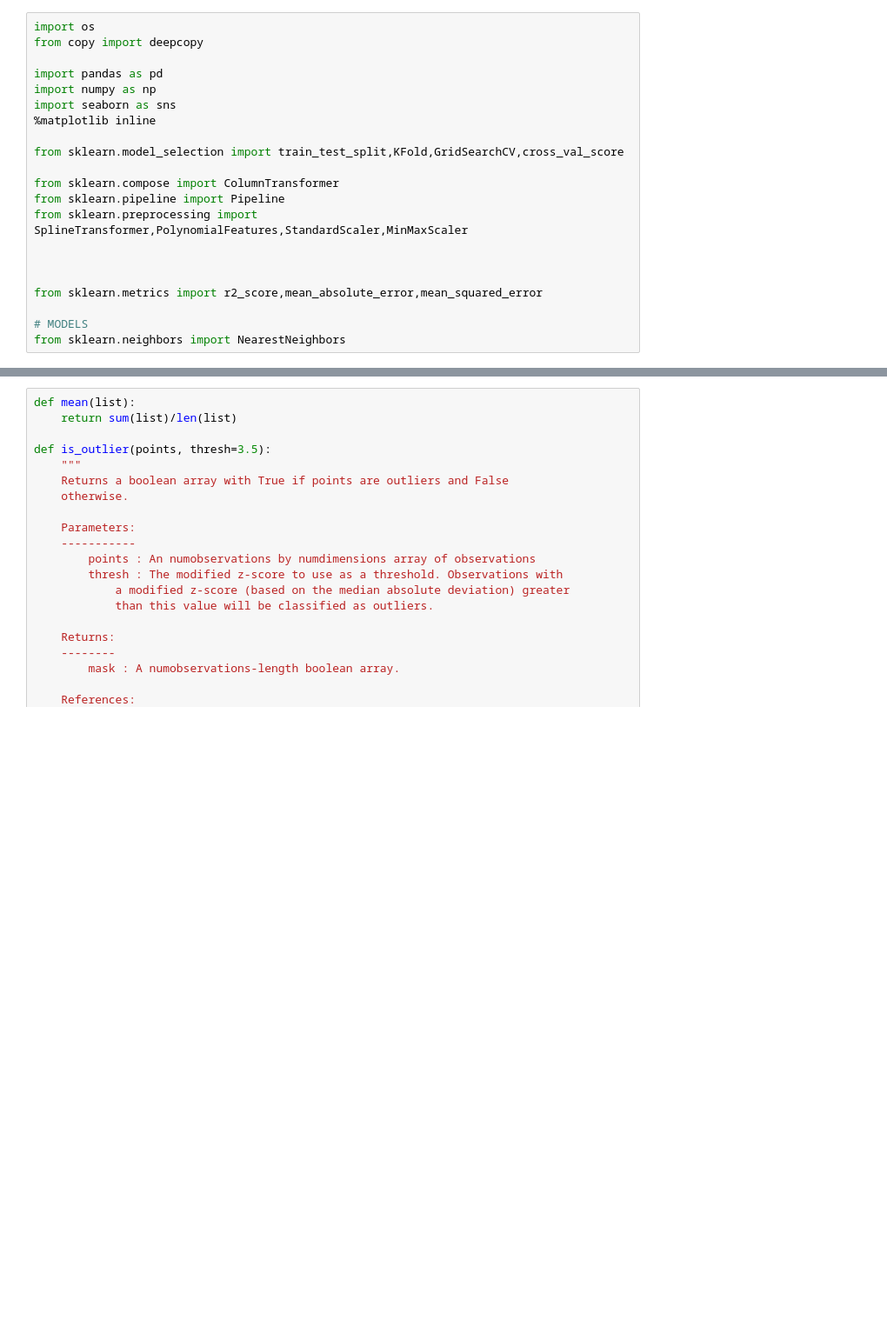
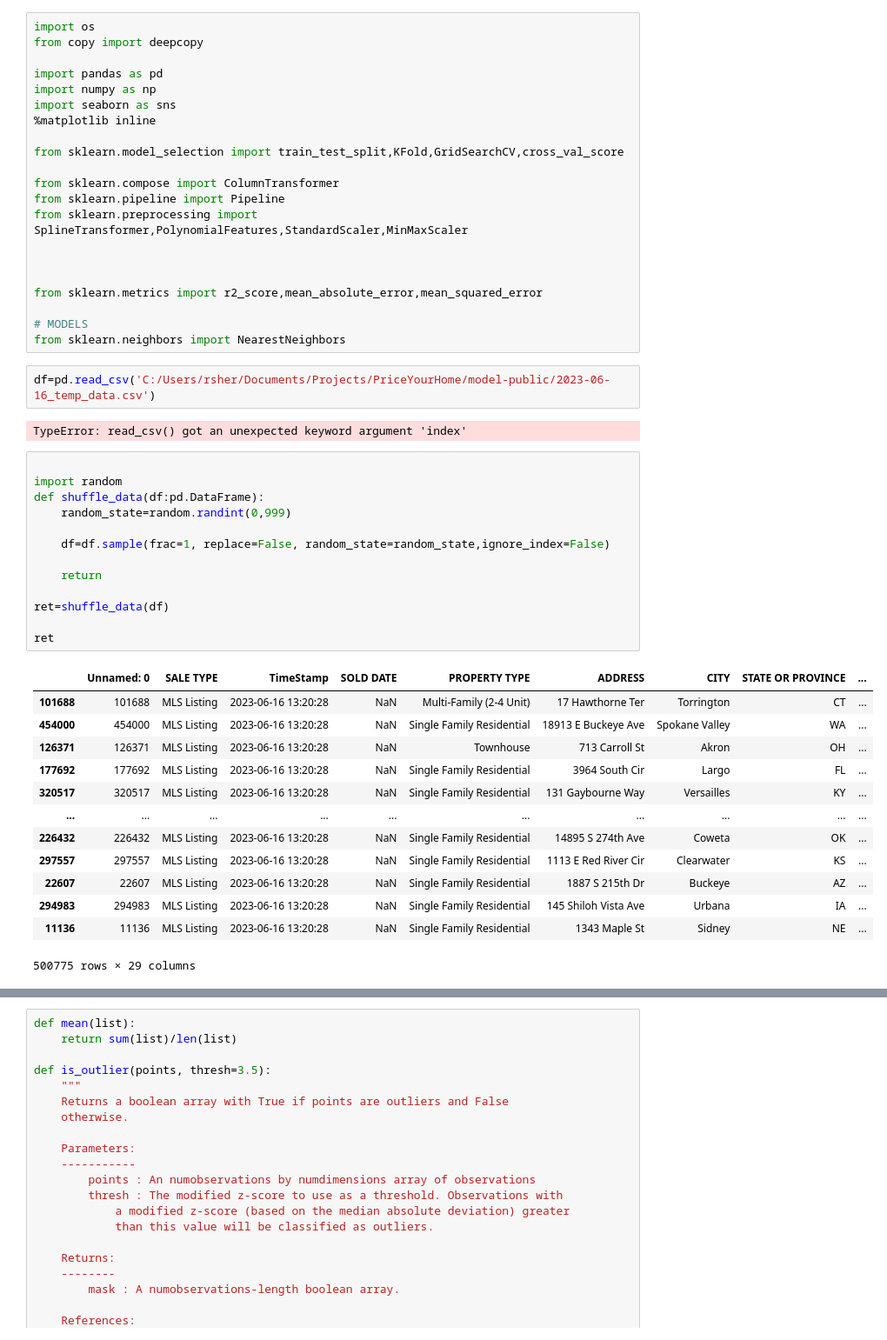
Before and after one commit to clearboxco/FYH-model, a Jupyter notebook: ML_tests_4_recs.ipynb, the cells around one changed output, grey strips where cells are left out. Shown at 87% size. Drawn from its saved outputs; the diff is of its cells as text; blank space fills up the shorter version.

```diff
--- a/ML_tests_4_recs.ipynb
+++ b/ML_tests_4_recs.ipynb
@@ -19,3 +19,34 @@ from sklearn.metrics import r2_score,mean_absolute_error,mean_squared_error
 
 # MODELS
 from sklearn.neighbors import NearestNeighbors
+# %%
+df=pd.read_csv('C:/Users/rsher/Documents/Projects/PriceYourHome/model-public/2023-06-16_temp_data.csv')
+# %% [output]
+TypeError: read_csv() got an unexpected keyword argument 'index'
+# %%
+
+import random
+def shuffle_data(df:pd.DataFrame):
+    random_state=random.randint(0,999)
+
+    df=df.sample(frac=1, replace=False, random_state=random_state,ignore_index=False)
+
+    return
+
+ret=shuffle_data(df)
+
+ret
+# %% [output]
+|  | Unnamed: 0 | SALE TYPE | TimeStamp | SOLD DATE | PROPERTY TYPE | ADDRESS | CITY | STATE OR PROVINCE | ... |
+| 101688 | 101688 | MLS Listing | 2023-06-16 13:20:28 | NaN | Multi-Family (2-4 Unit) | 17 Hawthorne Ter | Torrington | CT | ... |
+| 454000 | 454000 | MLS Listing | 2023-06-16 13:20:28 | NaN | Single Family Residential | 18913 E Buckeye Ave | Spokane Valley | WA | ... |
+| 126371 | 126371 | MLS Listing | 2023-06-16 13:20:28 | NaN | Townhouse | 713 Carroll St | Akron | OH | ... |
+| 177692 | 177692 | MLS Listing | 2023-06-16 13:20:28 | NaN | Single Family Residential | 3964 South Cir | Largo | FL | ... |
+| 320517 | 320517 | MLS Listing | 2023-06-16 13:20:28 | NaN | Single Family Residential | 131 Gaybourne Way | Versailles | KY | ... |
+| ... | ... | ... | ... | ... | ... | ... | ... | ... | ... |
+| 226432 | 226432 | MLS Listing | 2023-06-16 13:20:28 | NaN | Single Family Residential | 14895 S 274th Ave | Coweta | OK | ... |
+| 297557 | 297557 | MLS Listing | 2023-06-16 13:20:28 | NaN | Single Family Residential | 1113 E Red River Cir | Clearwater | KS | ... |
+| 22607 | 22607 | MLS Listing | 2023-06-16 13:20:28 | NaN | Single Family Residential | 1887 S 215th Dr | Buckeye | AZ | ... |
+| 294983 | 294983 | MLS Listing | 2023-06-16 13:20:28 | NaN | Single Family Residential | 145 Shiloh Vista Ave | Urbana | IA | ... |
+| 11136 | 11136 | MLS Listing | 2023-06-16 13:20:28 | NaN | Single Family Residential | 1343 Maple St | Sidney | NE | ... |
+500775 rows × 29 columns
```
Also changed, not shown: parts of 26 cells of this notebook, 6 other files.
